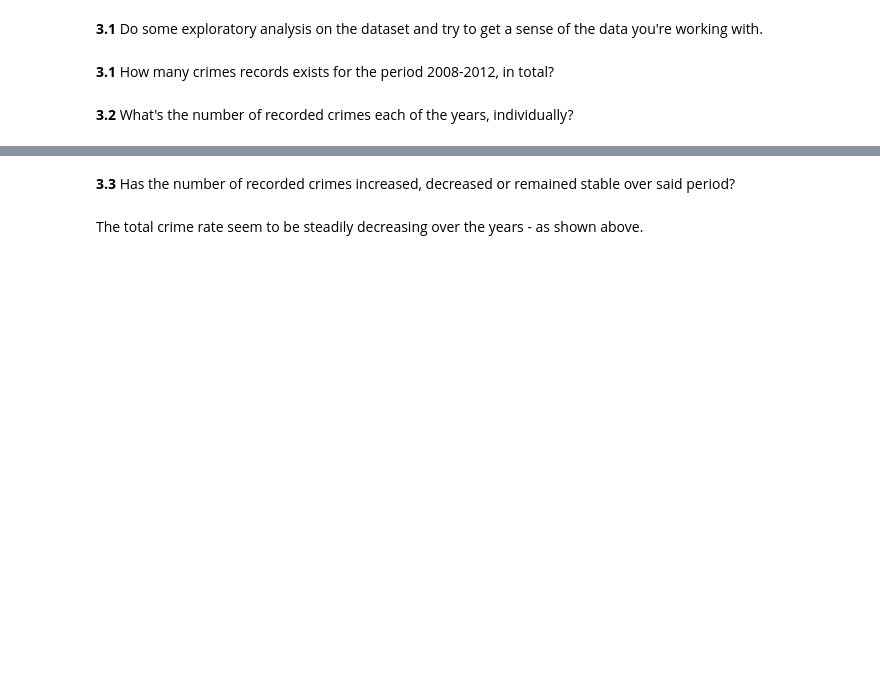
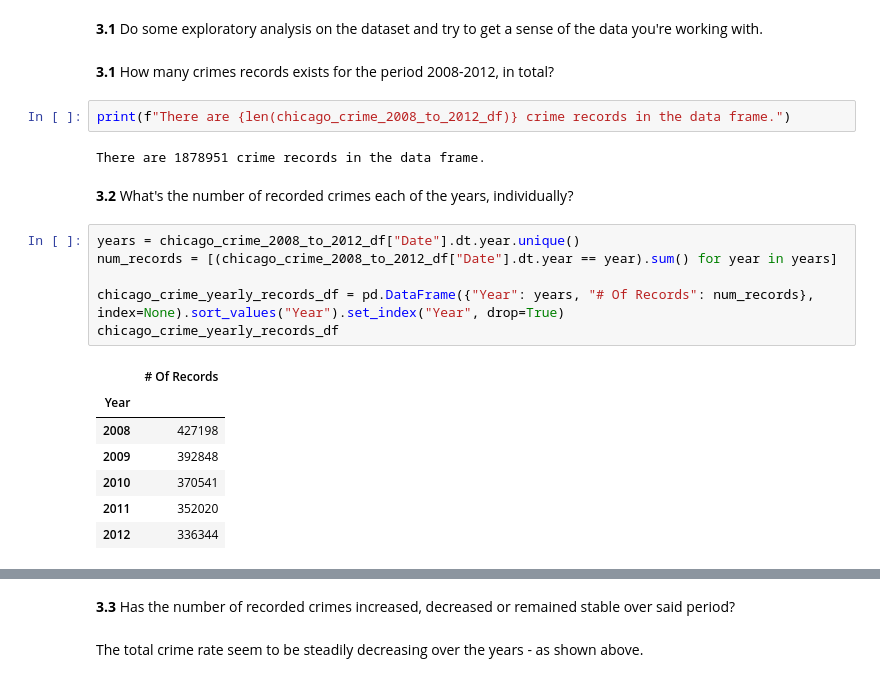
Before and after one commit to SVMino53/aiM24_Databehandling_Inlamning, a Jupyter notebook: chicago.ipynb, the cells around one changed output, grey strips where cells are left out. Saved outputs shown, nothing was run; the diff lists cells and outputs as text; blank space fills up the shorter version.

```diff
--- a/chicago.ipynb
+++ b/chicago.ipynb
@@ -156,5 +156,23 @@ All options above are completely valid! However, I want you to, for all columns
 **3.1** Do some exploratory analysis on the dataset and try to get a sense of the data you're working with.
 # %% [markdown]
 **3.1** How many crimes records exists for the period 2008-2012, in total?
+# %%
+print(f"There are {len(chicago_crime_2008_to_2012_df)} crime records in the data frame.")
+# %% [output]
+There are 1878951 crime records in the data frame.
 # %% [markdown]
 **3.2** What's the number of recorded crimes each of the years, individually?
+# %%
+years = chicago_crime_2008_to_2012_df["Date"].dt.year.unique()
+num_records = [(chicago_crime_2008_to_2012_df["Date"].dt.year == year).sum() for year in years]
+
+chicago_crime_yearly_records_df = pd.DataFrame({"Year": years, "# Of Records": num_records}, index=None).sort_values("Year").set_index("Year", drop=True)
+chicago_crime_yearly_records_df
+# %% [output]
+|  | # Of Records |
+| Year |  |
+| 2008 | 427198 |
+| 2009 | 392848 |
+| 2010 | 370541 |
+| 2011 | 352020 |
+| 2012 | 336344 |
```
Also changed, not shown: parts of 4 cells of this notebook.
